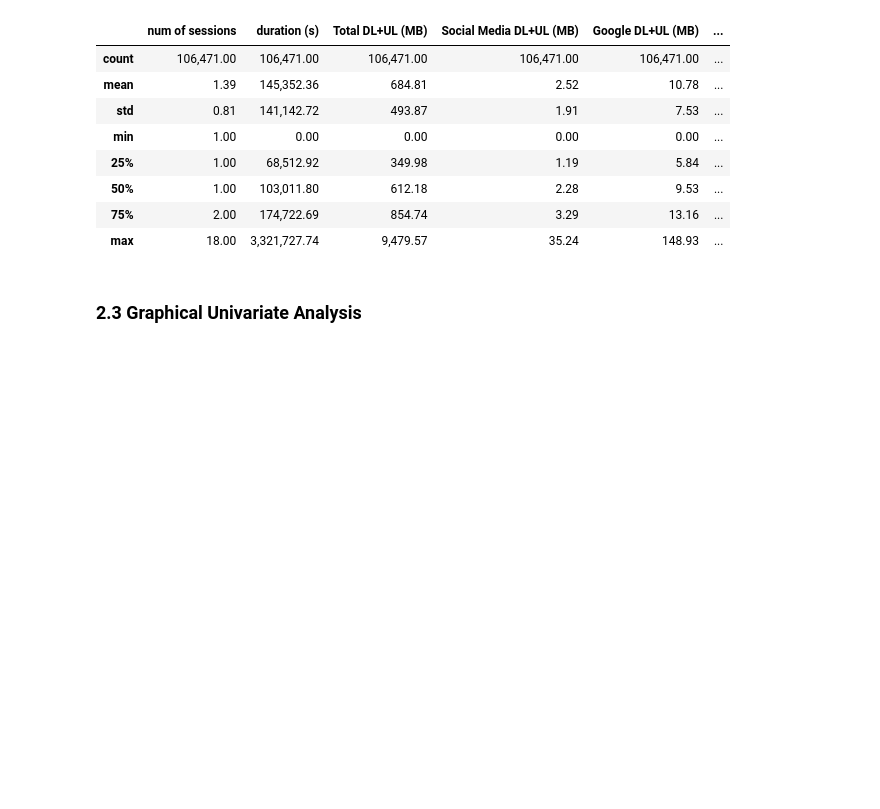
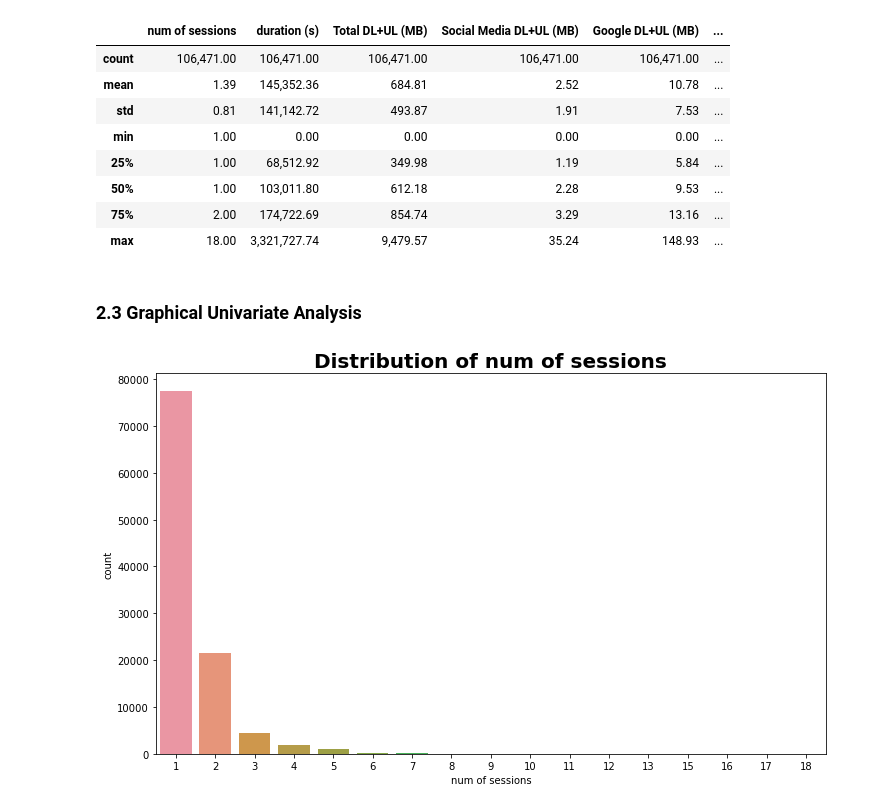
Before and after one commit to emtinanseo/10academy_week1_challenge, a Jupyter notebook: notebooks/user_overview_analysis.ipynb, the cells around one changed output. Cells and saved outputs as stored; diff of their text form; code cells hidden in the pictures; blank space fills up the shorter version.

```diff
--- a/notebooks/user_overview_analysis.ipynb
+++ b/notebooks/user_overview_analysis.ipynb
@@ -345,3 +345,7 @@ user.describe()
 | max | 18.00 | 3,321,727.74 | 9,479.57 | 35.24 | 148.93 | ... |
 # %% [markdown]
 ### 2.3 Graphical Univariate Analysis
+# %%
+plot.plot_count(user, 'num of sessions', "../data/distribution of num of sessions.jpg")
+# %% [output]
+[figure, added]
```
Also changed, not shown: parts of 18 cells of this notebook, 1 other file.
